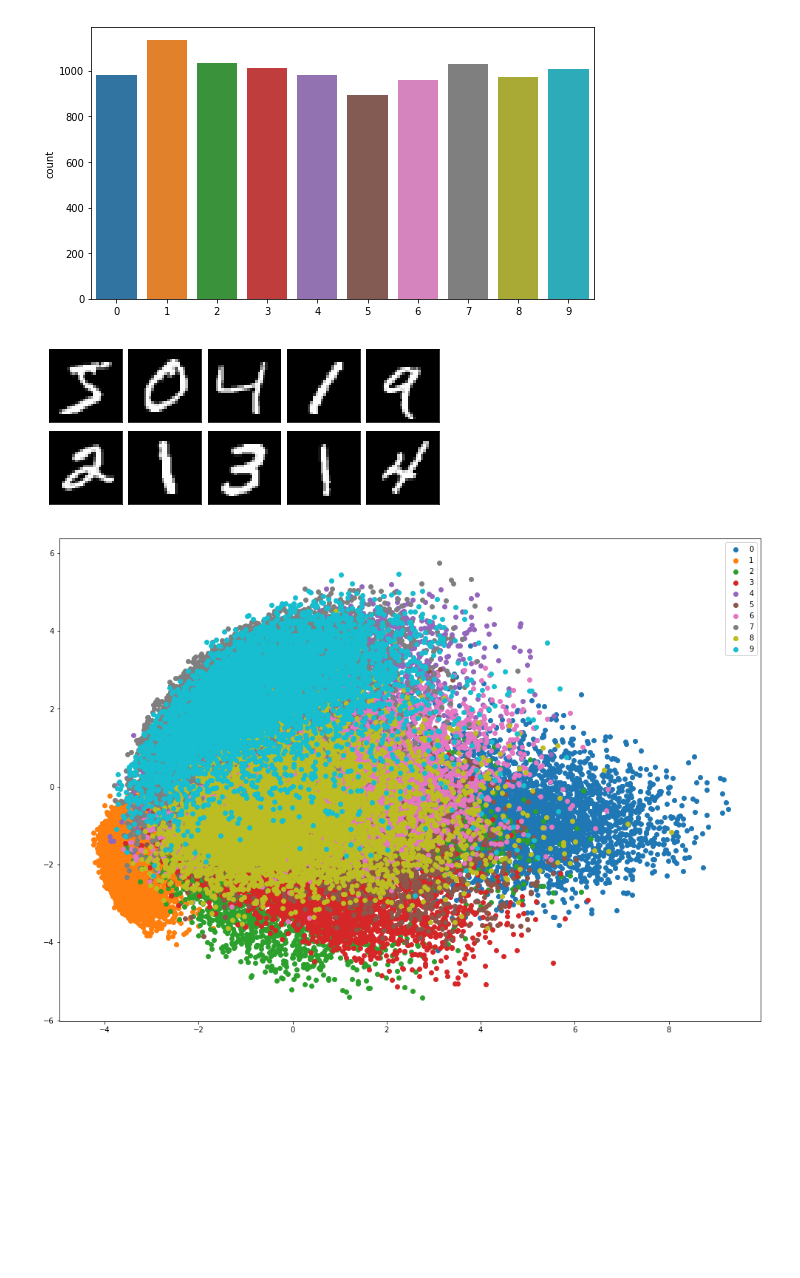
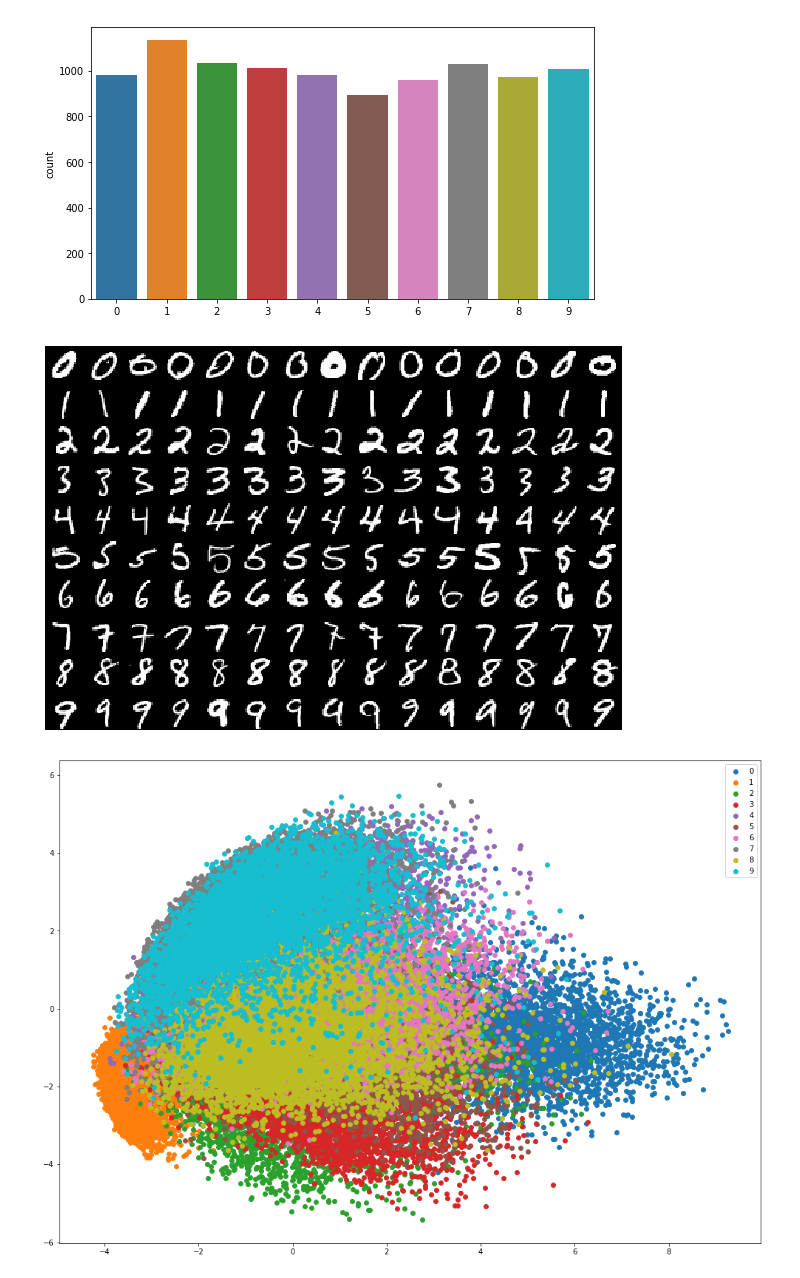
Before and after one commit to sheikhomar/popan, a Jupyter notebook: notebooks/dataset-mnist.ipynb, the cells around one changed output. Cells and saved outputs as stored; diff of their text form; code cells hidden in the pictures; blank space fills up the shorter version.

Commit message:
Generate figures for the report.

```diff
--- a/notebooks/dataset-mnist.ipynb
+++ b/notebooks/dataset-mnist.ipynb
@@ -59,4 +36,17 @@ indicies = select_ten_digits(np.unique(y_train))
-# %%
-plot_ten_digits(X_train, indicies)
-# %% [output]
-[figure, removed]
+# %%
+def get_digits(X, y, filter_labels, img_pr_label=10):
+    final_list = None
+    for label in filter_labels:
+        filtered = X_train[y_train==label]
+        rnd_indices = np.random.choice(filtered.shape[0], img_pr_label)
+        filtered = filtered[rnd_indices]
+        if final_list is None:
+            final_list = filtered
+        else:
+            final_list = np.concatenate([final_list, filtered], axis=0)
+    return final_list
+# %%
+digits = get_digits(X_train, y_train, np.unique(y_train), img_pr_label=15)
+fig, axes = utils.plot_images(digits, image_shape=(28, 28), image_transposed=False, n_rows=10, n_columns=15)
+# %% [output]
+[figure, added]
```
Also changed, not shown: parts of 5 cells of this notebook, 4 other files.
